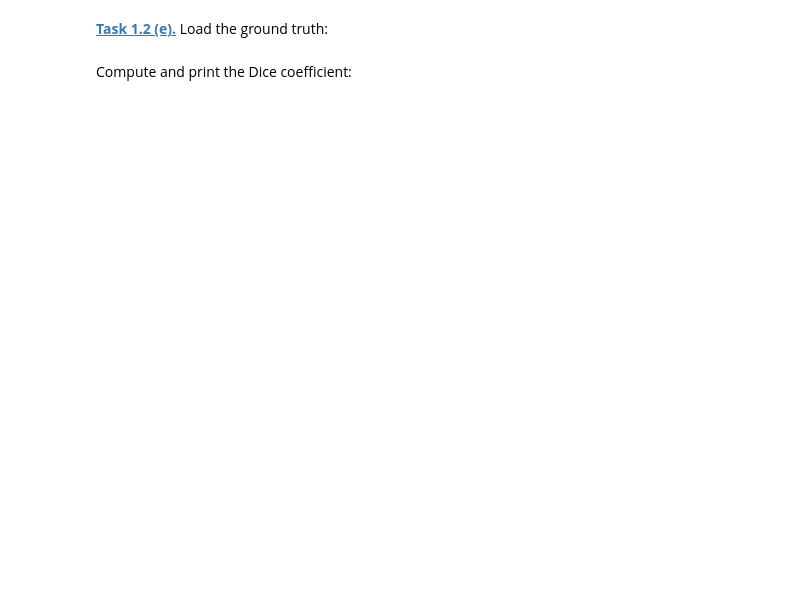
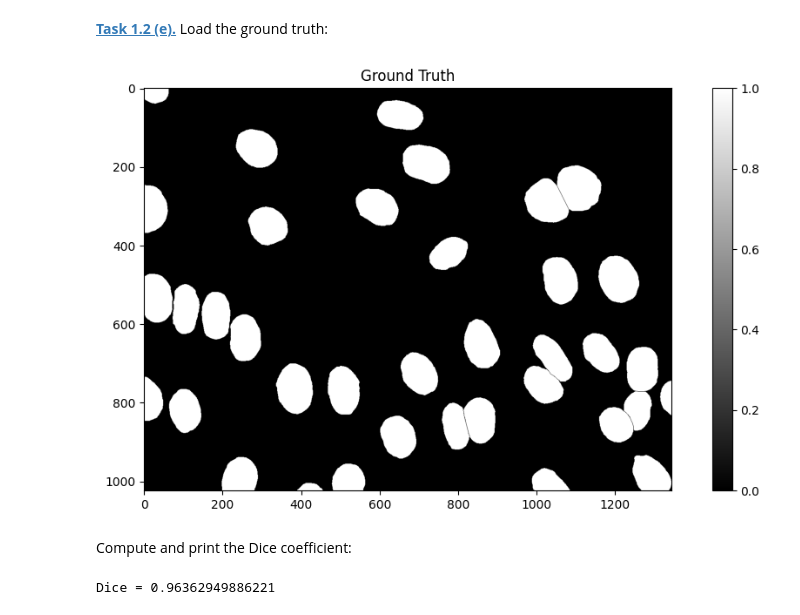
Before and after one commit to lottagambert/mobi-fs5-python, a Jupyter notebook: segm_threshold.ipynb, the cells around one changed output. Drawn from its saved outputs; the diff is of its cells as text; code cells hidden in the pictures; blank space fills up the shorter version.

```diff
--- a/segm_threshold.ipynb
+++ b/segm_threshold.ipynb
@@ -30,4 +36,25 @@ plt.colorbar()
 # %% [markdown]
 **[Task 1.2 (e).]()** Load the ground truth:
+# %%
+gt = plt.imread('data/NIH3T3/gt/0.png')
+
+plt.figure(figsize=(12,6))
+plt.imshow(gt, cmap='gray')
+plt.title("Ground Truth")
+plt.colorbar()
+plt.show()
+# %% [output]
+[figure, added]
 # %% [markdown]
 Compute and print the Dice coefficient:
+# %%
+G = binary.astype(bool)
+H = gt.astype(bool)
+
+intersection = (G & H).sum()
+
+dice = 2 * intersection / (G.sum() + H.sum())
+
+print("Dice =", dice)
+# %% [output]
+Dice = 0.96362949886221
```
Also changed, not shown: parts of 4 cells of this notebook.
